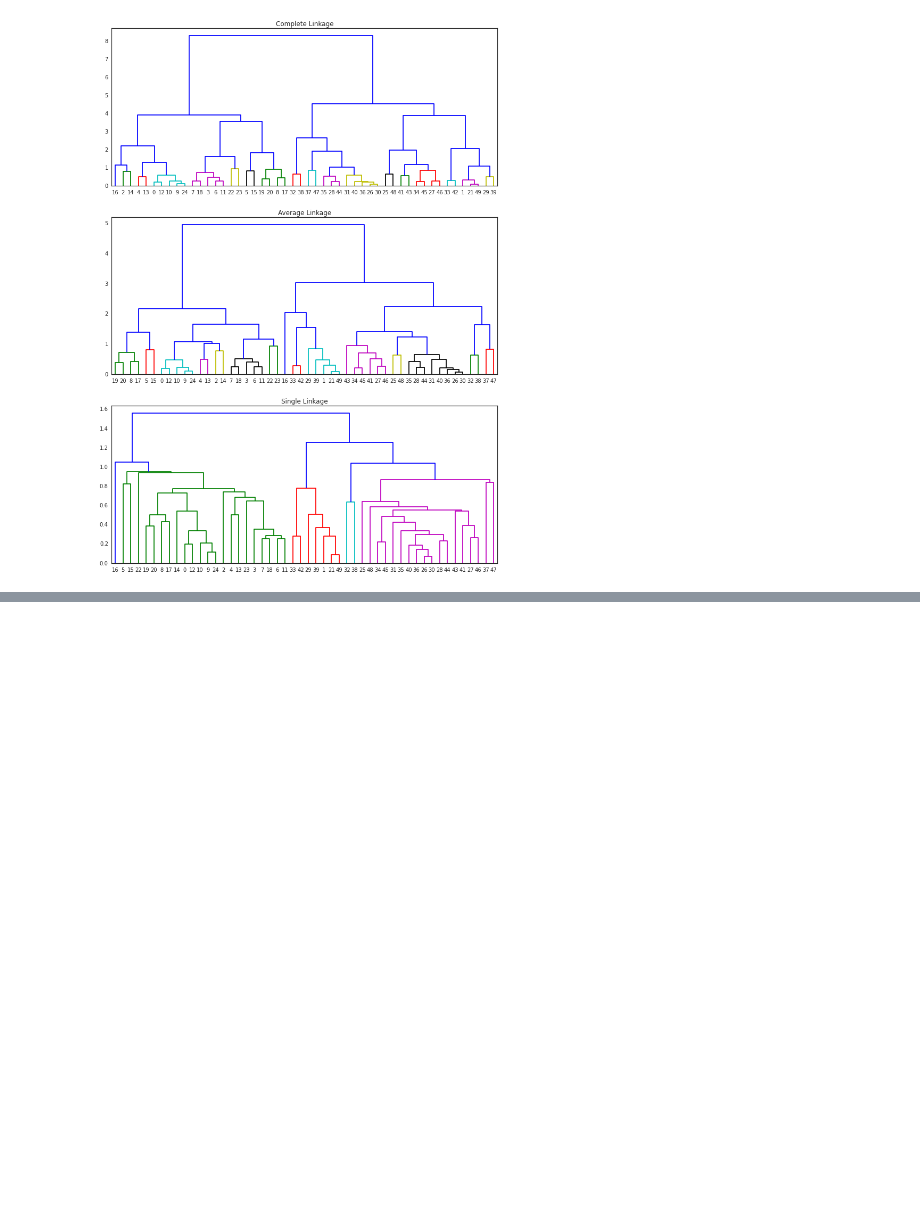
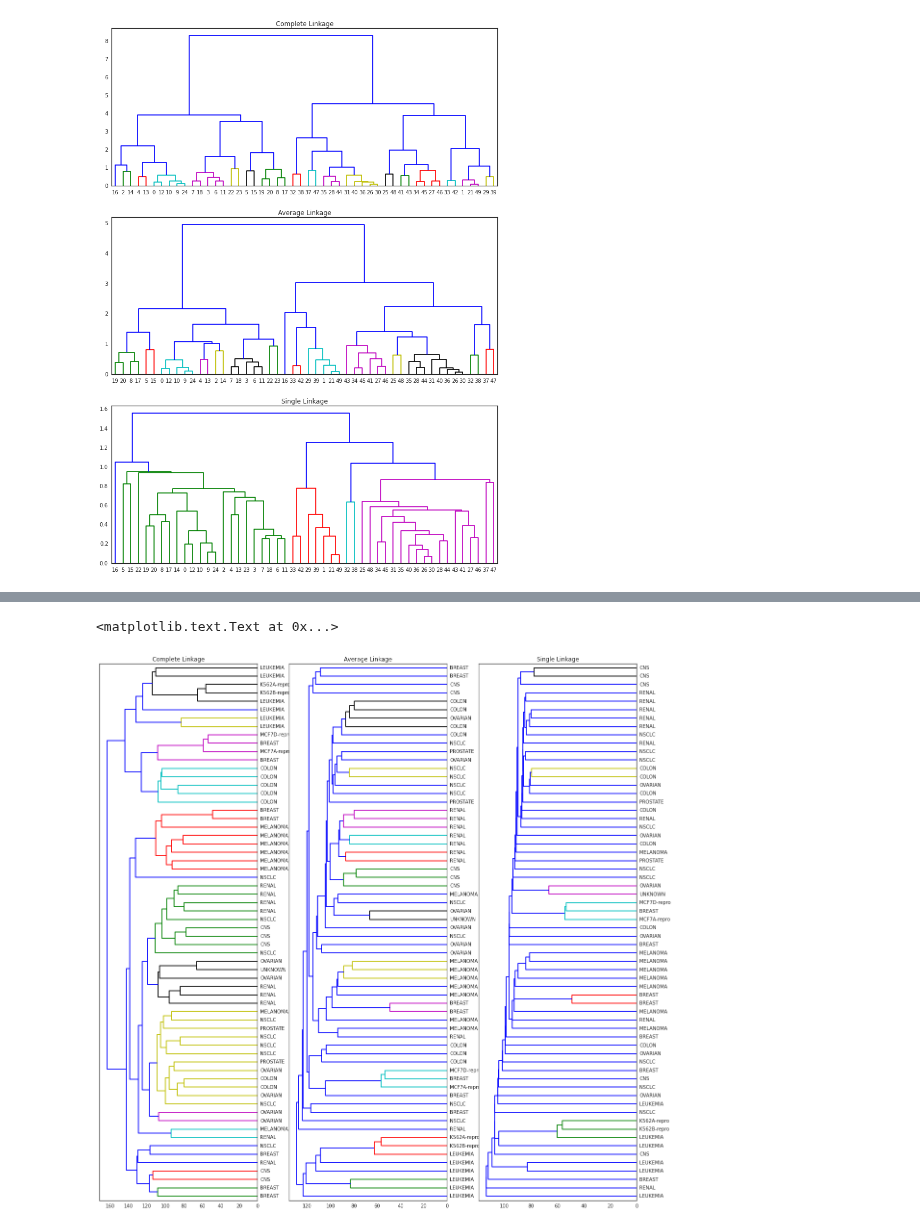
Before and after one commit to JWarmenhoven/ISLR-python, a Jupyter notebook: Chapter 10.ipynb, the cells around one changed output, grey strips where cells are left out. Saved outputs shown, nothing was run; the diff lists cells and outputs as text; code cells hidden in the pictures; blank space fills up the shorter version.

```diff
--- a/Chapter 10.ipynb
+++ b/Chapter 10.ipynb
@@ -237,0 +315,21 @@ ax3.set_title('Single Linkage')
+# %%
+y = pd.read_csv('Data/NCI60_y.csv', usecols=[1])
+X= pd.DataFrame(scale(df2), index=y.x, columns=df2.columns)
+# %%
+# Plotting the dendrograms with horizontal orientation because we cannot rotate the labels due to a bug.
+# https://github.com/scipy/scipy/issues/3822
+
+fig, (ax1,ax2,ax3) = plt.subplots(1,3, figsize=(20,20))
+
+for linkage, cluster, ax in zip([hierarchy.complete(X), hierarchy.average(X), hierarchy.single(X)],
+                                ['c1','c2','c3'],
+                                [ax1,ax2,ax3]):
+    cluster = hierarchy.dendrogram(linkage, labels=X.index, orientation='right',
+                                   show_leaf_counts=True, ax=ax)
+
+ax1.set_title('Complete Linkage')
+ax2.set_title('Average Linkage')
+ax3.set_title('Single Linkage')
+# %% [output]
+<matplotlib.text.Text at 0x...>
+[figure, added]
```
Also changed, not shown: parts of 21 cells of this notebook, 2 other files.
